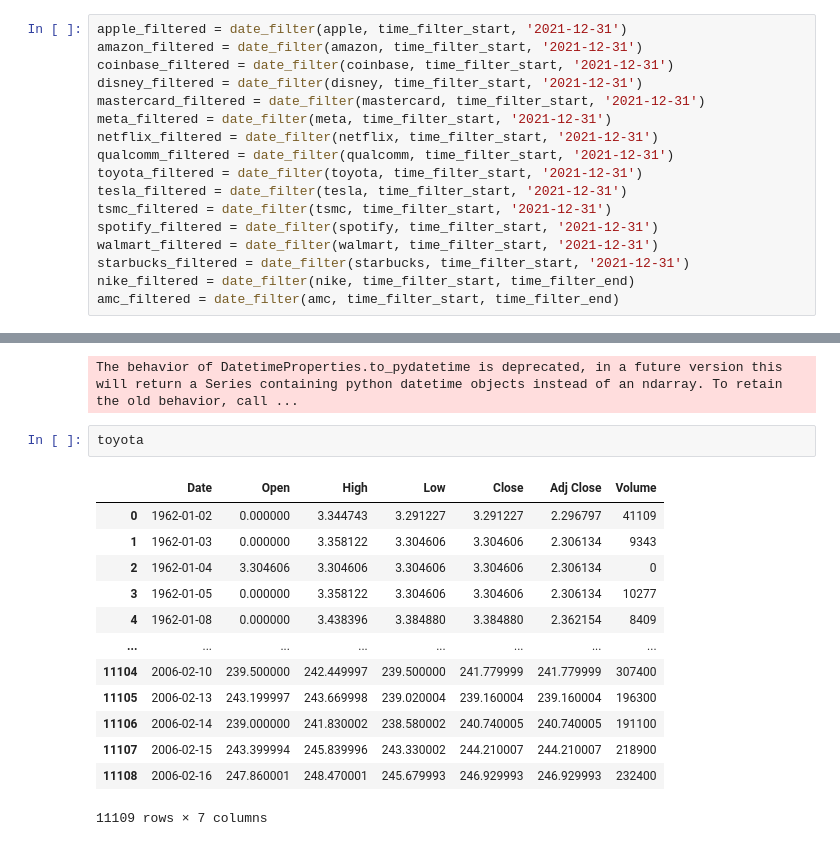
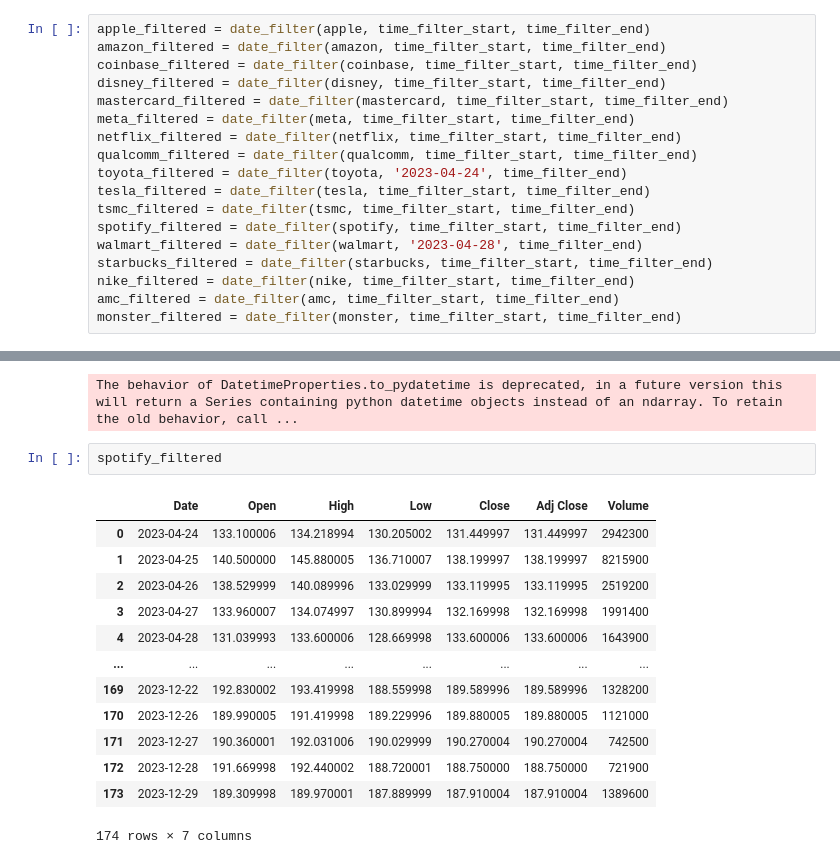
Before and after one commit to paulinomary/ADMF-Project, a Jupyter notebook: historical.ipynb, the cells around one changed output, grey strips where cells are left out. Drawn from its saved outputs; the diff is of its cells as text.

```diff
--- a/historical.ipynb
+++ b/historical.ipynb
@@ -35,22 +36,23 @@ time_filter_start = '2021-01-01'
 # %% [markdown]
 ### Filtered
 # %%
-apple_filtered = date_filter(apple, time_filter_start, '2021-12-31')
-amazon_filtered = date_filter(amazon, time_filter_start, '2021-12-31')
-coinbase_filtered = date_filter(coinbase, time_filter_start, '2021-12-31')
-disney_filtered = date_filter(disney, time_filter_start, '2021-12-31')
-mastercard_filtered = date_filter(mastercard, time_filter_start, '2021-12-31')
-meta_filtered = date_filter(meta, time_filter_start, '2021-12-31')
-netflix_filtered = date_filter(netflix, time_filter_start, '2021-12-31')
-qualcomm_filtered = date_filter(qualcomm, time_filter_start, '2021-12-31')
-toyota_filtered = date_filter(toyota, time_filter_start, '2021-12-31')
-tesla_filtered = date_filter(tesla, time_filter_start, '2021-12-31')
-tsmc_filtered = date_filter(tsmc, time_filter_start, '2021-12-31')
-spotify_filtered = date_filter(spotify, time_filter_start, '2021-12-31')
-walmart_filtered = date_filter(walmart, time_filter_start, '2021-12-31')
-starbucks_filtered = date_filter(starbucks, time_filter_start, '2021-12-31')
+apple_filtered = date_filter(apple, time_filter_start, time_filter_end)
+amazon_filtered = date_filter(amazon, time_filter_start, time_filter_end)
+coinbase_filtered = date_filter(coinbase, time_filter_start, time_filter_end)
+disney_filtered = date_filter(disney, time_filter_start, time_filter_end)
+mastercard_filtered = date_filter(mastercard, time_filter_start, time_filter_end)
+meta_filtered = date_filter(meta, time_filter_start, time_filter_end)
+netflix_filtered = date_filter(netflix, time_filter_start, time_filter_end)
+qualcomm_filtered = date_filter(qualcomm, time_filter_start, time_filter_end)
+toyota_filtered = date_filter(toyota, '2023-04-24', time_filter_end)
+tesla_filtered = date_filter(tesla, time_filter_start, time_filter_end)
+tsmc_filtered = date_filter(tsmc, time_filter_start, time_filter_end)
+spotify_filtered = date_filter(spotify, time_filter_start, time_filter_end)
+walmart_filtered = date_filter(walmart, '2023-04-28', time_filter_end)
+starbucks_filtered = date_filter(starbucks, time_filter_start, time_filter_end)
 nike_filtered = date_filter(nike, time_filter_start, time_filter_end)
 amc_filtered = date_filter(amc, time_filter_start, time_filter_end)
+monster_filtered = date_filter(monster, time_filter_start, time_filter_end)
 # %% [markdown]
 ### Date Column to DateTime Format
 # %%
@@ -422,20 +401,20 @@ fig.show()
 fig.write_image("prices/tsmc_disney_prices.png")
 # %% [output]
 The behavior of DatetimeProperties.to_pydatetime is deprecated, in a future version this will return a Series containing python datetime objects instead of an ndarray. To retain the old behavior, call ...
-# %%
-toyota
-# %% [output]
-|  | Date | Open | High | Low | Close | Adj Close | Volume |
-| 0 | 1962-01-02 | 0.000000 | 3.344743 | 3.291227 | 3.291227 | 2.296797 | 41109 |
-| 1 | 1962-01-03 | 0.000000 | 3.358122 | 3.304606 | 3.304606 | 2.306134 | 9343 |
-| 2 | 1962-01-04 | 3.304606 | 3.304606 | 3.304606 | 3.304606 | 2.306134 | 0 |
-| 3 | 1962-01-05 | 0.000000 | 3.358122 | 3.304606 | 3.304606 | 2.306134 | 10277 |
-| 4 | 1962-01-08 | 0.000000 | 3.438396 | 3.384880 | 3.384880 | 2.362154 | 8409 |
-| ... | ... | ... | ... | ... | ... | ... | ... |
-| 11104 | 2006-02-10 | 239.500000 | 242.449997 | 239.500000 | 241.779999 | 241.779999 | 307400 |
-| 11105 | 2006-02-13 | 243.199997 | 243.669998 | 239.020004 | 239.160004 | 239.160004 | 196300 |
-| 11106 | 2006-02-14 | 239.000000 | 241.830002 | 238.580002 | 240.740005 | 240.740005 | 191100 |
-| 11107 | 2006-02-15 | 243.399994 | 245.839996 | 243.330002 | 244.210007 | 244.210007 | 218900 |
-| 11108 | 2006-02-16 | 247.860001 | 248.470001 | 245.679993 | 246.929993 | 246.929993 | 232400 |
-11109 rows × 7 columns
+# %%
+spotify_filtered
+# %% [output]
+|  | Date | Open | High | Low | Close | Adj Close | Volume |
+| 0 | 2023-04-24 | 133.100006 | 134.218994 | 130.205002 | 131.449997 | 131.449997 | 2942300 |
+| 1 | 2023-04-25 | 140.500000 | 145.880005 | 136.710007 | 138.199997 | 138.199997 | 8215900 |
+| 2 | 2023-04-26 | 138.529999 | 140.089996 | 133.029999 | 133.119995 | 133.119995 | 2519200 |
+| 3 | 2023-04-27 | 133.960007 | 134.074997 | 130.899994 | 132.169998 | 132.169998 | 1991400 |
+| 4 | 2023-04-28 | 131.039993 | 133.600006 | 128.669998 | 133.600006 | 133.600006 | 1643900 |
+| ... | ... | ... | ... | ... | ... | ... | ... |
+| 169 | 2023-12-22 | 192.830002 | 193.419998 | 188.559998 | 189.589996 | 189.589996 | 1328200 |
+| 170 | 2023-12-26 | 189.990005 | 191.419998 | 189.229996 | 189.880005 | 189.880005 | 1121000 |
+| 171 | 2023-12-27 | 190.360001 | 192.031006 | 190.029999 | 190.270004 | 190.270004 | 742500 |
+| 172 | 2023-12-28 | 191.669998 | 192.440002 | 188.720001 | 188.750000 | 188.750000 | 721900 |
+| 173 | 2023-12-29 | 189.309998 | 189.970001 | 187.889999 | 187.910004 | 187.910004 | 1389600 |
+174 rows × 7 columns
 # %%
```
Also changed, not shown: parts of 12 cells of this notebook, 8 other files.
